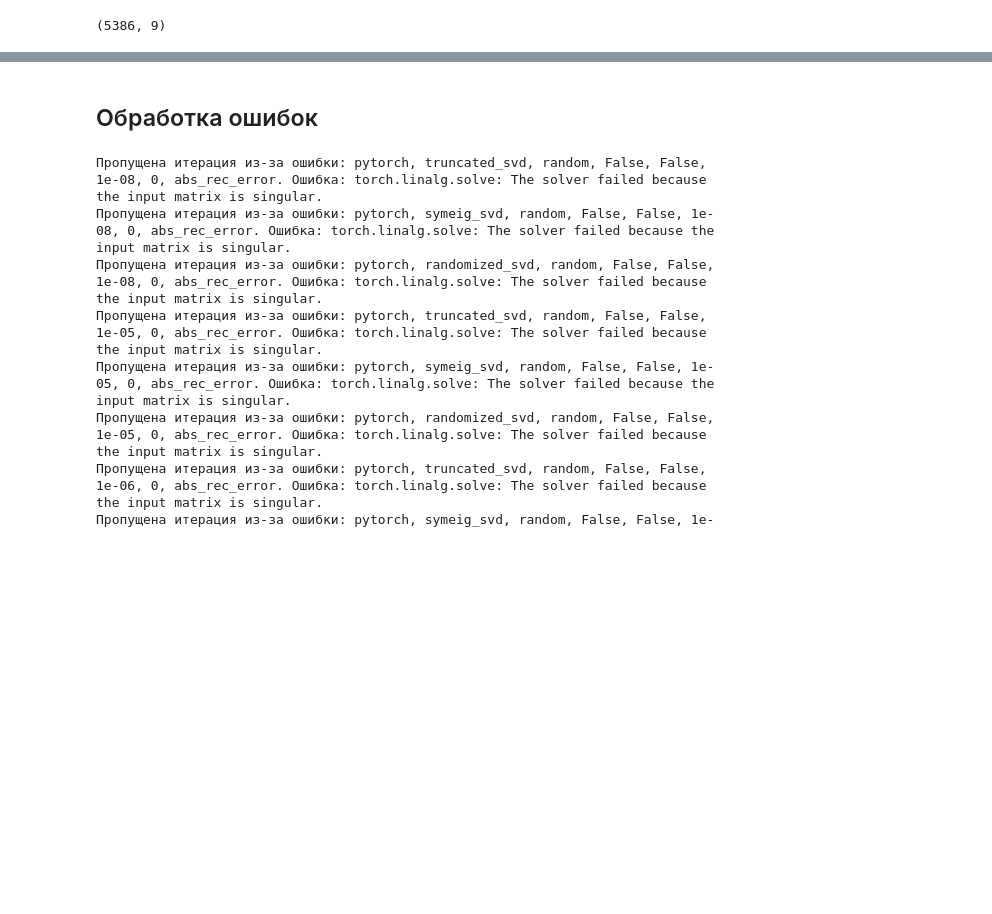
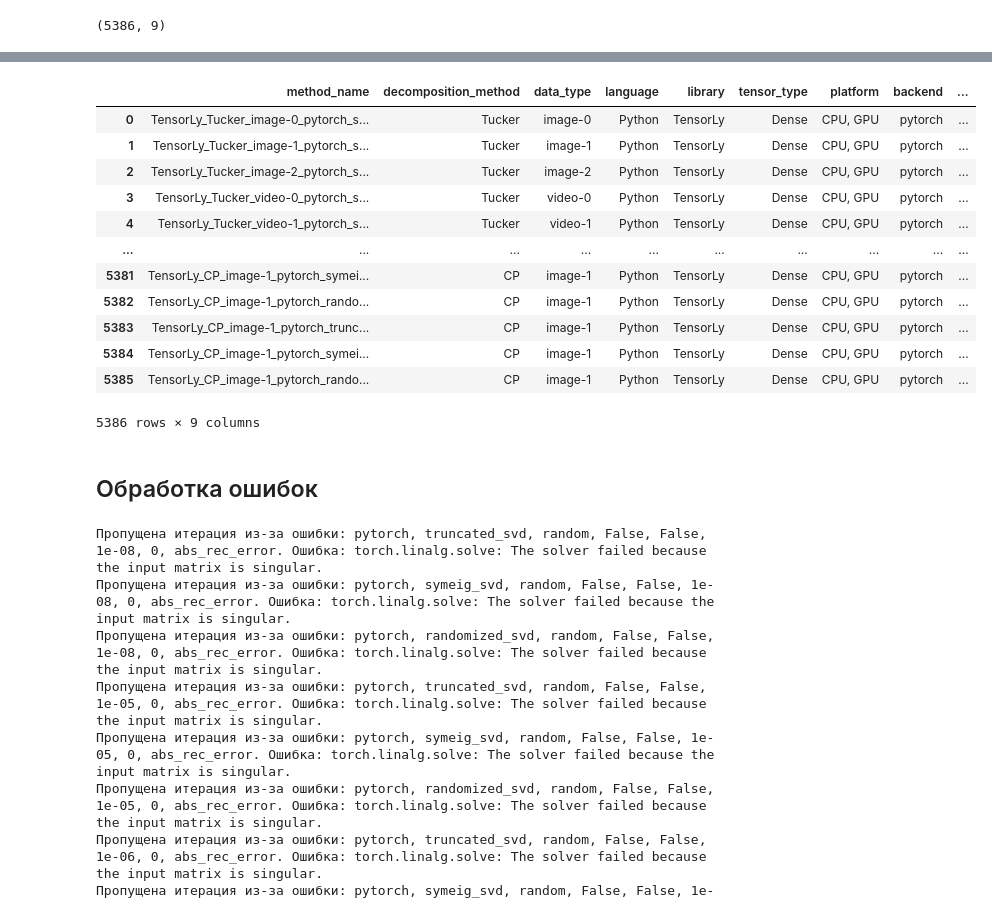
Before and after one commit to Innopolis-tensor-compression/tensor-compression-methods, a Jupyter notebook: experiments/check_methods_logs.ipynb, the cells around one changed output, grey strips where cells are left out. Cells and saved outputs as stored; diff of their text form; code cells hidden in the pictures; blank space fills up the shorter version.

```diff
--- a/experiments/check_methods_logs.ipynb
+++ b/experiments/check_methods_logs.ipynb
@@ -322,3 +411,19 @@ df_logs_errors.shape
+# %%
+df_logs_errors
+# %% [output]
+|  | method_name | decomposition_method | data_type | language | library | tensor_type | platform | backend | ... |
+| 0 | TensorLy_Tucker_image-0_pytorch_s... | Tucker | image-0 | Python | TensorLy | Dense | CPU, GPU | pytorch | ... |
+| 1 | TensorLy_Tucker_image-1_pytorch_s... | Tucker | image-1 | Python | TensorLy | Dense | CPU, GPU | pytorch | ... |
+| 2 | TensorLy_Tucker_image-2_pytorch_s... | Tucker | image-2 | Python | TensorLy | Dense | CPU, GPU | pytorch | ... |
+| 3 | TensorLy_Tucker_video-0_pytorch_s... | Tucker | video-0 | Python | TensorLy | Dense | CPU, GPU | pytorch | ... |
+| 4 | TensorLy_Tucker_video-1_pytorch_s... | Tucker | video-1 | Python | TensorLy | Dense | CPU, GPU | pytorch | ... |
+| ... | ... | ... | ... | ... | ... | ... | ... | ... | ... |
+| 5381 | TensorLy_CP_image-1_pytorch_symei... | CP | image-1 | Python | TensorLy | Dense | CPU, GPU | pytorch | ... |
+| 5382 | TensorLy_CP_image-1_pytorch_rando... | CP | image-1 | Python | TensorLy | Dense | CPU, GPU | pytorch | ... |
+| 5383 | TensorLy_CP_image-1_pytorch_trunc... | CP | image-1 | Python | TensorLy | Dense | CPU, GPU | pytorch | ... |
+| 5384 | TensorLy_CP_image-1_pytorch_symei... | CP | image-1 | Python | TensorLy | Dense | CPU, GPU | pytorch | ... |
+| 5385 | TensorLy_CP_image-1_pytorch_rando... | CP | image-1 | Python | TensorLy | Dense | CPU, GPU | pytorch | ... |
+5386 rows × 9 columns
 # %% [markdown]
 ## Обработка ошибок
 # %%
```
Also changed, not shown: parts of 54 cells of this notebook.
